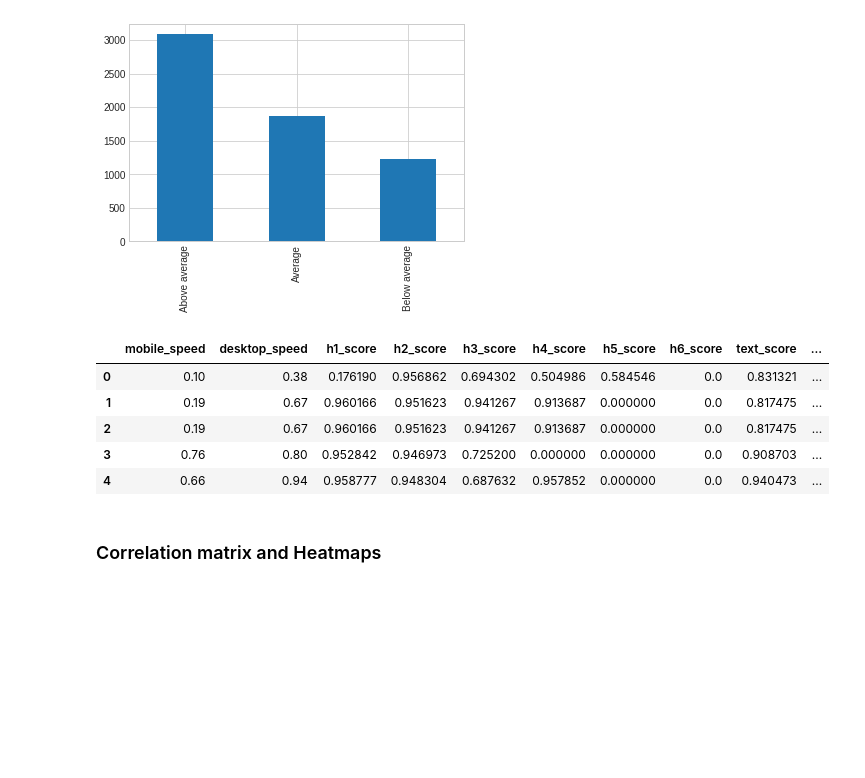
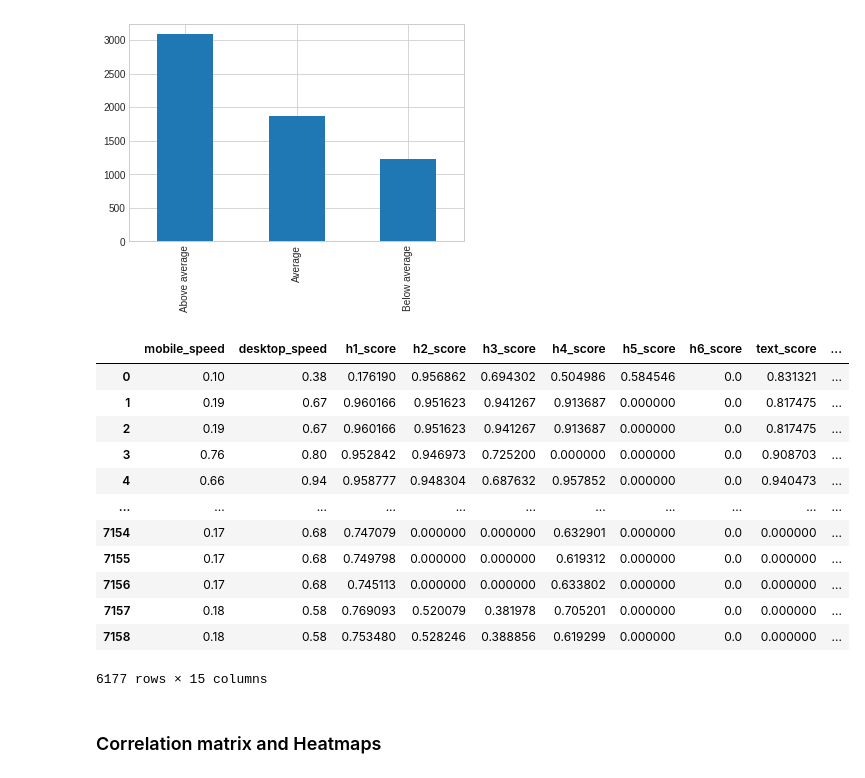
Before and after one commit to arjunjanamatti/loan_defector, a Jupyter notebook: multi_class_classification/scoring_model_multiclass_new_dataset.ipynb, the cells around one changed output. Saved outputs shown, nothing was run; the diff lists cells and outputs as text; code cells hidden in the pictures; blank space fills up the shorter version.

```diff
--- a/multi_class_classification/scoring_model_multiclass_new_dataset.ipynb
+++ b/multi_class_classification/scoring_model_multiclass_new_dataset.ipynb
@@ -73,19 +73,27 @@ raw_df_1['label'].value_counts().plot.bar()
 # %% [output]
 <matplotlib.axes._subplots.AxesSubplot at 0x...>
 [figure]
-# %%
-from sklearn.preprocessing import LabelEncoder
-
-labelencoder = LabelEncoder()
-raw_df_1['label'] = labelencoder.fit_transform(raw_df_1['label'])
-raw_df_1.head()
-# %% [output]
-|  | mobile_speed | desktop_speed | h1_score | h2_score | h3_score | h4_score | h5_score | h6_score | text_score | ... |
-| 0 | 0.10 | 0.38 | 0.176190 | 0.956862 | 0.694302 | 0.504986 | 0.584546 | 0.0 | 0.831321 | ... |
-| 1 | 0.19 | 0.67 | 0.960166 | 0.951623 | 0.941267 | 0.913687 | 0.000000 | 0.0 | 0.817475 | ... |
-| 2 | 0.19 | 0.67 | 0.960166 | 0.951623 | 0.941267 | 0.913687 | 0.000000 | 0.0 | 0.817475 | ... |
-| 3 | 0.76 | 0.80 | 0.952842 | 0.946973 | 0.725200 | 0.000000 | 0.000000 | 0.0 | 0.908703 | ... |
-| 4 | 0.66 | 0.94 | 0.958777 | 0.948304 | 0.687632 | 0.957852 | 0.000000 | 0.0 | 0.940473 | ... |
+# %%
+def encode_target(df):
+    mapping = {"Below average": 0, "Average": 2, 'Above average': 1}
+    return df.replace({'label': mapping})
+
+raw_df_1 = encode_target(raw_df_1_copy)
+raw_df_1
+# %% [output]
+|  | mobile_speed | desktop_speed | h1_score | h2_score | h3_score | h4_score | h5_score | h6_score | text_score | ... |
+| 0 | 0.10 | 0.38 | 0.176190 | 0.956862 | 0.694302 | 0.504986 | 0.584546 | 0.0 | 0.831321 | ... |
+| 1 | 0.19 | 0.67 | 0.960166 | 0.951623 | 0.941267 | 0.913687 | 0.000000 | 0.0 | 0.817475 | ... |
+| 2 | 0.19 | 0.67 | 0.960166 | 0.951623 | 0.941267 | 0.913687 | 0.000000 | 0.0 | 0.817475 | ... |
+| 3 | 0.76 | 0.80 | 0.952842 | 0.946973 | 0.725200 | 0.000000 | 0.000000 | 0.0 | 0.908703 | ... |
+| 4 | 0.66 | 0.94 | 0.958777 | 0.948304 | 0.687632 | 0.957852 | 0.000000 | 0.0 | 0.940473 | ... |
+| ... | ... | ... | ... | ... | ... | ... | ... | ... | ... | ... |
+| 7154 | 0.17 | 0.68 | 0.747079 | 0.000000 | 0.000000 | 0.632901 | 0.000000 | 0.0 | 0.000000 | ... |
+| 7155 | 0.17 | 0.68 | 0.749798 | 0.000000 | 0.000000 | 0.619312 | 0.000000 | 0.0 | 0.000000 | ... |
+| 7156 | 0.17 | 0.68 | 0.745113 | 0.000000 | 0.000000 | 0.633802 | 0.000000 | 0.0 | 0.000000 | ... |
+| 7157 | 0.18 | 0.58 | 0.769093 | 0.520079 | 0.381978 | 0.705201 | 0.000000 | 0.0 | 0.000000 | ... |
+| 7158 | 0.18 | 0.58 | 0.753480 | 0.528246 | 0.388856 | 0.619299 | 0.000000 | 0.0 | 0.000000 | ... |
+6177 rows × 15 columns
 # %% [markdown]
 ### Correlation matrix and Heatmaps
 # %%
```
Also changed, not shown: parts of 16 cells of this notebook.
